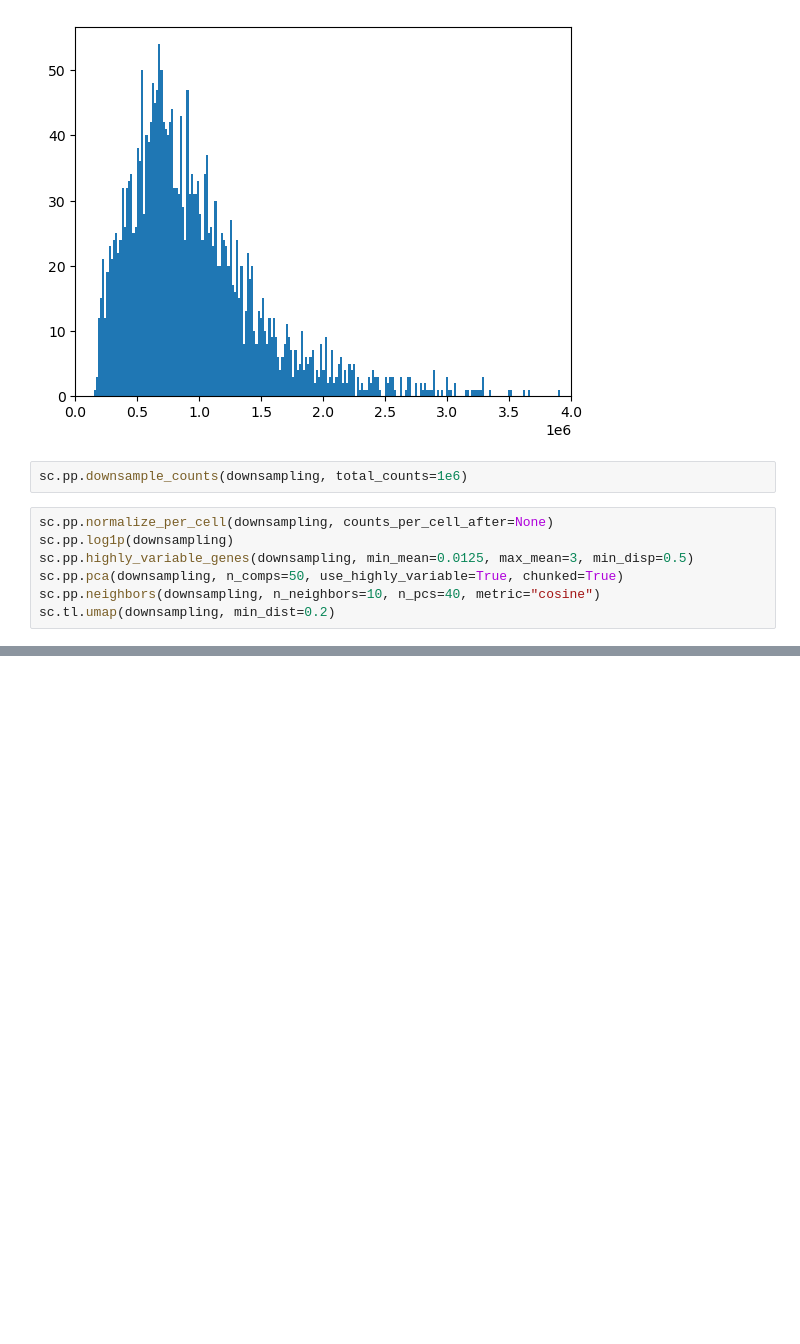
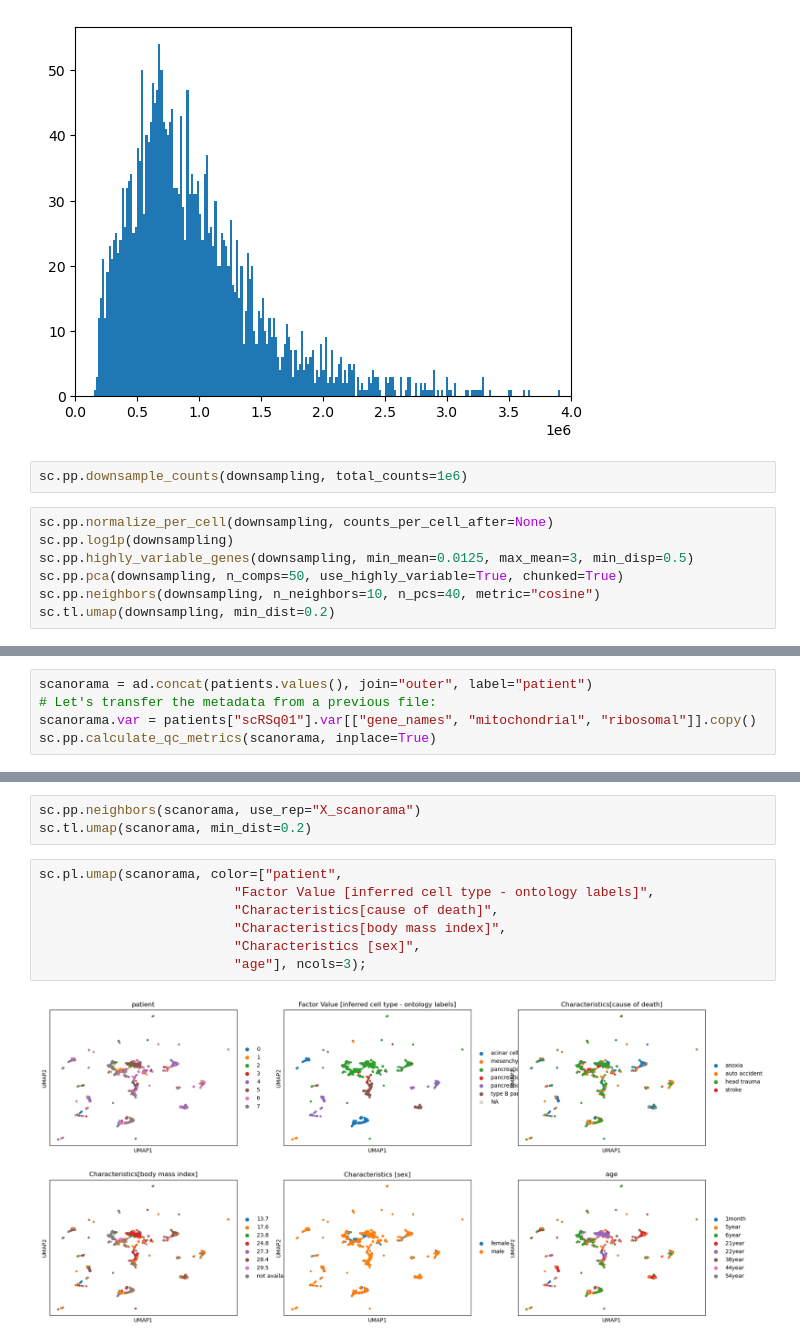
Before and after one commit to galicae/ue300164, a Jupyter notebook: units/03-integration.ipynb, the cells around one changed output, grey strips where cells are left out. Cells and saved outputs as stored; diff of their text form; blank space fills up the shorter version.

```diff
--- a/units/03-integration.ipynb
+++ b/units/03-integration.ipynb
@@ -119,0 +212,5 @@ sc.pl.umap(downsampling, color=["patient",
+# %%
+scanorama = ad.concat(patients.values(), join="outer", label="patient")
+# Let's transfer the metadata from a previous file:
+scanorama.var = patients["scRSq01"].var[["gene_names", "mitochondrial", "ribosomal"]].copy()
+sc.pp.calculate_qc_metrics(scanorama, inplace=True)
@@ -119,0 +242,12 @@ sc.pl.umap(downsampling, color=["patient",
+# %%
+sc.pp.neighbors(scanorama, use_rep="X_scanorama")
+sc.tl.umap(scanorama, min_dist=0.2)
+# %%
+sc.pl.umap(scanorama, color=["patient",
+                         "Factor Value [inferred cell type - ontology labels]",
+                         "Characteristics[cause of death]",
+                         "Characteristics[body mass index]",
+                         "Characteristics [sex]",
+                         "age"], ncols=3);
+# %% [output]
+[figure, added]
```
Also changed, not shown: parts of 19 cells of this notebook, 1 other file.
